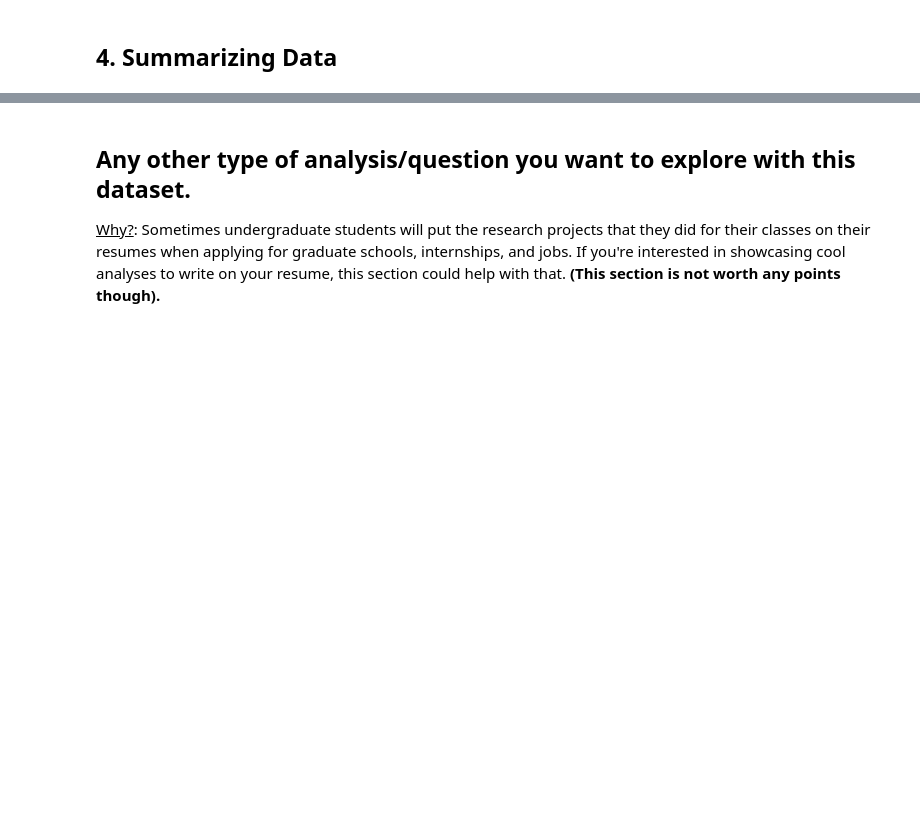
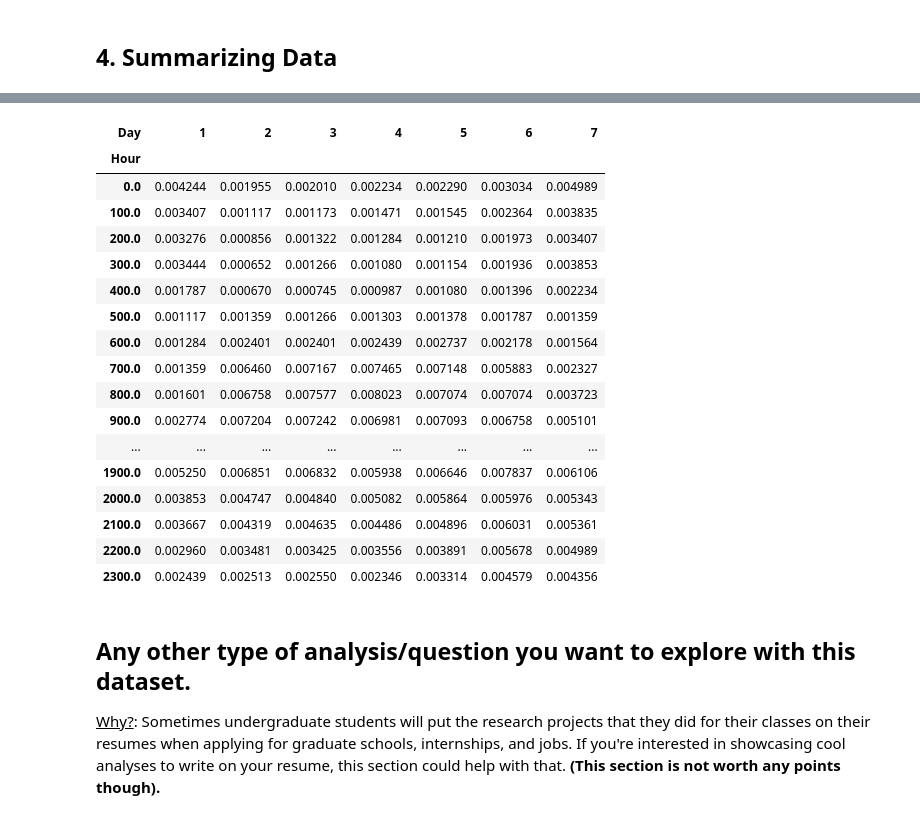
Before and after one commit to Gomez-Andres-8/STAT-207-Coursework, a Jupyter notebook: project_01/project_01_template.ipynb, the cells around one changed output, grey strips where cells are left out. Drawn from its saved outputs; the diff is of its cells as text; code cells hidden in the pictures; blank space fills up the shorter version.

```diff
--- a/project_01/project_01_template.ipynb
+++ b/project_01/project_01_template.ipynb
@@ -101,3 +328,24 @@ array(['OTHER (DRIVER) - EXPLAIN IN NARRATIVE', 'FOLLOWING TOO CLOSELY',
+# %%
+pd.crosstab(df_focus['Hour'], df_focus['Day'], normalize = True)
+# %% [output]
+| Day | 1 | 2 | 3 | 4 | 5 | 6 | 7 |
+| Hour |  |  |  |  |  |  |  |
+| 0.0 | 0.004244 | 0.001955 | 0.002010 | 0.002234 | 0.002290 | 0.003034 | 0.004989 |
+| 100.0 | 0.003407 | 0.001117 | 0.001173 | 0.001471 | 0.001545 | 0.002364 | 0.003835 |
+| 200.0 | 0.003276 | 0.000856 | 0.001322 | 0.001284 | 0.001210 | 0.001973 | 0.003407 |
+| 300.0 | 0.003444 | 0.000652 | 0.001266 | 0.001080 | 0.001154 | 0.001936 | 0.003853 |
+| 400.0 | 0.001787 | 0.000670 | 0.000745 | 0.000987 | 0.001080 | 0.001396 | 0.002234 |
+| 500.0 | 0.001117 | 0.001359 | 0.001266 | 0.001303 | 0.001378 | 0.001787 | 0.001359 |
+| 600.0 | 0.001284 | 0.002401 | 0.002401 | 0.002439 | 0.002737 | 0.002178 | 0.001564 |
+| 700.0 | 0.001359 | 0.006460 | 0.007167 | 0.007465 | 0.007148 | 0.005883 | 0.002327 |
+| 800.0 | 0.001601 | 0.006758 | 0.007577 | 0.008023 | 0.007074 | 0.007074 | 0.003723 |
+| 900.0 | 0.002774 | 0.007204 | 0.007242 | 0.006981 | 0.007093 | 0.006758 | 0.005101 |
+| ... | ... | ... | ... | ... | ... | ... | ... |
+| 1900.0 | 0.005250 | 0.006851 | 0.006832 | 0.005938 | 0.006646 | 0.007837 | 0.006106 |
+| 2000.0 | 0.003853 | 0.004747 | 0.004840 | 0.005082 | 0.005864 | 0.005976 | 0.005343 |
+| 2100.0 | 0.003667 | 0.004319 | 0.004635 | 0.004486 | 0.004896 | 0.006031 | 0.005361 |
+| 2200.0 | 0.002960 | 0.003481 | 0.003425 | 0.003556 | 0.003891 | 0.005678 | 0.004989 |
+| 2300.0 | 0.002439 | 0.002513 | 0.002550 | 0.002346 | 0.003314 | 0.004579 | 0.004356 |
 # %% [markdown]
 ## Any other type of analysis/question you want to explore with this dataset.
 
```
Also changed, not shown: parts of 34 cells of this notebook.
